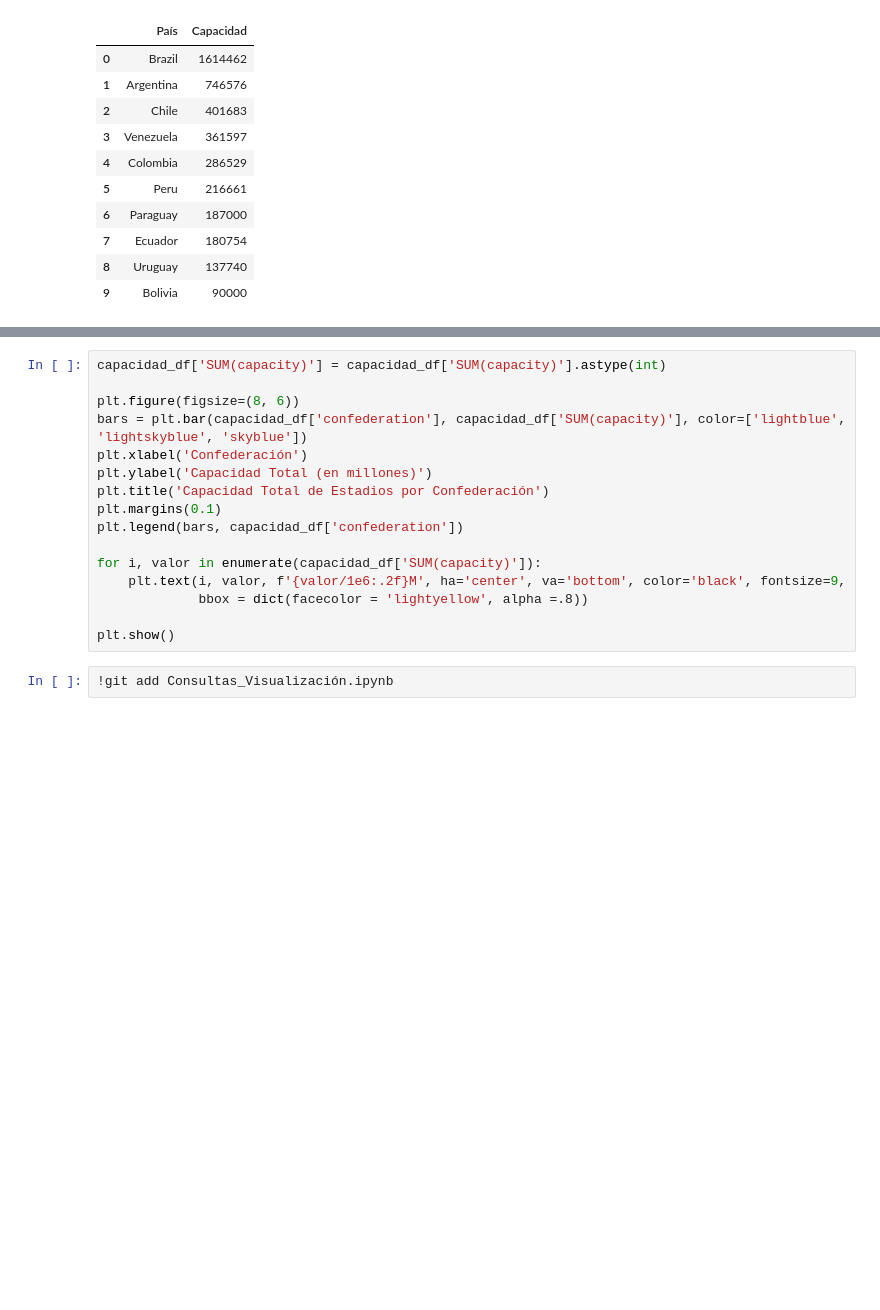
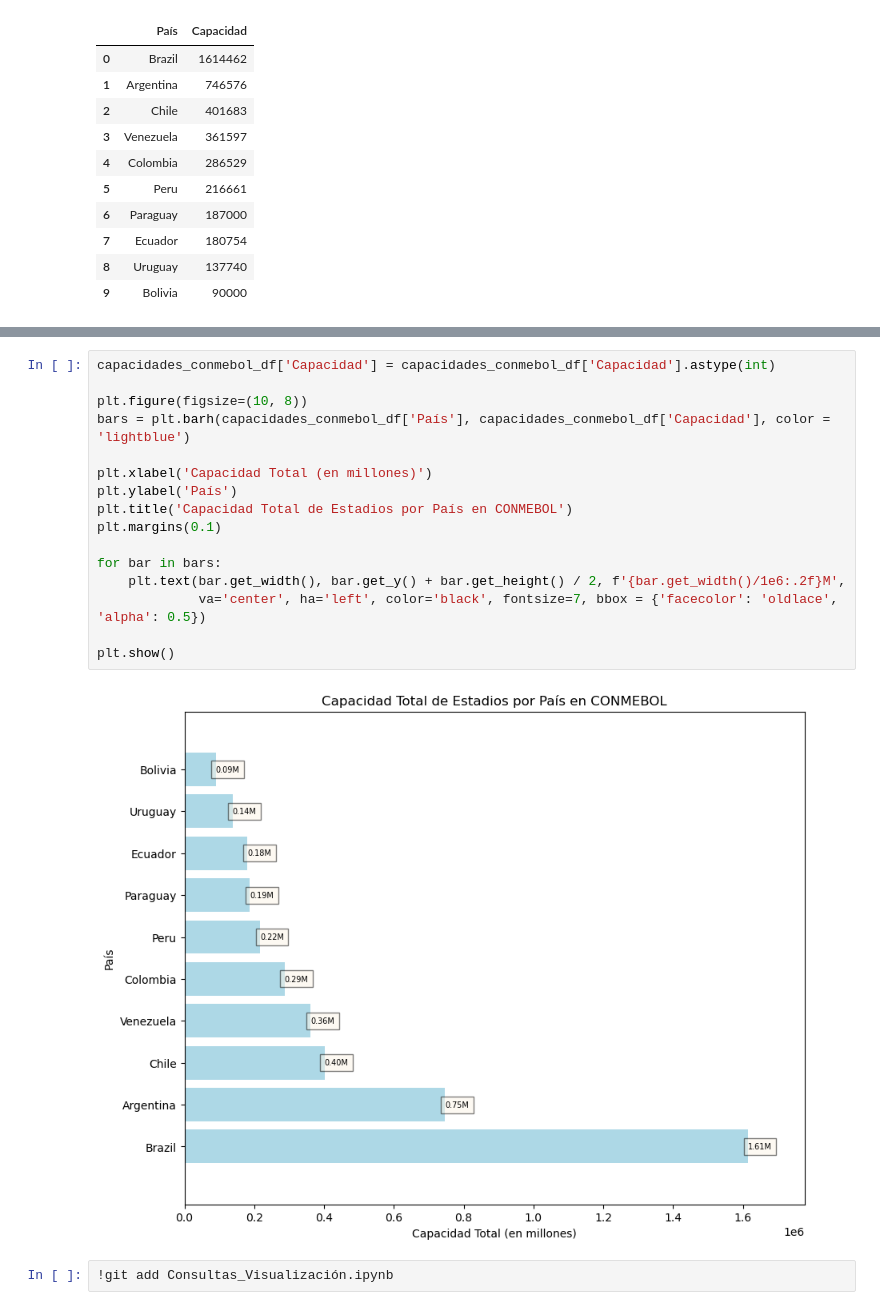
Before and after one commit to guilleldas/Proyecto_Visualizacion_Python, a Jupyter notebook: Consultas_Visualización.ipynb, the cells around one changed output, grey strips where cells are left out. Cells and saved outputs as stored; diff of their text form; blank space fills up the shorter version.

```diff
--- a/Consultas_Visualización.ipynb
+++ b/Consultas_Visualización.ipynb
@@ -116,19 +152,21 @@ capacidades_conmebol_df
 # %%
-capacidad_df['SUM(capacity)'] = capacidad_df['SUM(capacity)'].astype(int)
+capacidades_conmebol_df['Capacidad'] = capacidades_conmebol_df['Capacidad'].astype(int)
 
-plt.figure(figsize=(8, 6))
-bars = plt.bar(capacidad_df['confederation'], capacidad_df['SUM(capacity)'], color=['lightblue', 'lightskyblue', 'skyblue'])
-plt.xlabel('Confederación')
-plt.ylabel('Capacidad Total (en millones)')
-plt.title('Capacidad Total de Estadios por Confederación')
+plt.figure(figsize=(10, 8))
+bars = plt.barh(capacidades_conmebol_df['País'], capacidades_conmebol_df['Capacidad'], color = 'lightblue')
+
+plt.xlabel('Capacidad Total (en millones)')
+plt.ylabel('País')
+plt.title('Capacidad Total de Estadios por País en CONMEBOL')
 plt.margins(0.1)
-plt.legend(bars, capacidad_df['confederation'])
 
-for i, valor in enumerate(capacidad_df['SUM(capacity)']):
-    plt.text(i, valor, f'{valor/1e6:.2f}M', ha='center', va='bottom', color='black', fontsize=9,
-             bbox = dict(facecolor = 'lightyellow', alpha =.8))
+for bar in bars:
+    plt.text(bar.get_width(), bar.get_y() + bar.get_height() / 2, f'{bar.get_width()/1e6:.2f}M',
+             va='center', ha='left', color='black', fontsize=7, bbox = {'facecolor': 'oldlace', 'alpha': 0.5})
 
 plt.show()
+# %% [output]
+[figure, added]
 # %%
 !git add Consultas_Visualización.ipynb
 # %%
```
Also changed, not shown: parts of 6 cells of this notebook.
